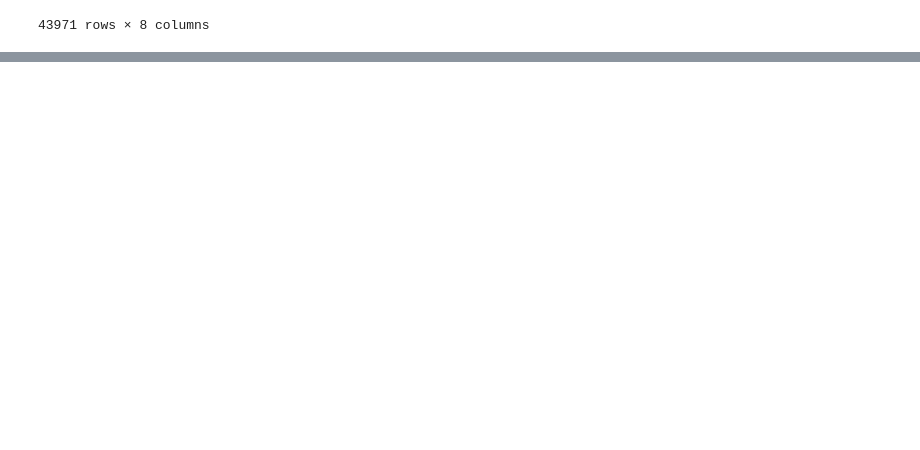
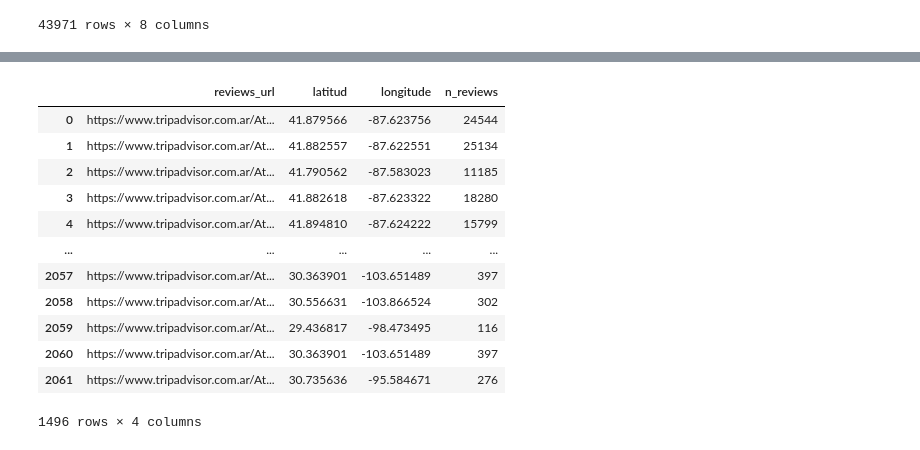
Before and after one commit to LeonardoCostaH/PF_DS_YELP, a Jupyter notebook: 01_ETL.ipynb, the cells around one changed output, grey strips where cells are left out. Saved outputs shown, nothing was run; the diff lists cells and outputs as text; code cells hidden in the pictures; blank space fills up the shorter version.

```diff
--- a/01_ETL.ipynb
+++ b/01_ETL.ipynb
@@ -335,0 +371,37 @@ usa_hotels
+# %%
+import os
+import pandas as pd
+
+attributes_dr = "files/data/tripadvisor/attributes"
+
+attributes = []
+for archivo in os.listdir(attributes_dr):
+    if archivo.endswith(".csv"):
+        ruta_completa = os.path.join(attributes_dr, archivo)
+        df = pd.read_csv(ruta_completa, index_col=0)
+        attributes.append(df)
+attributes = pd.concat(attributes, ignore_index=True)
+attributes.rename(columns={"url": "reviews_url"}, inplace=True)
+
+attributes.dropna(inplace=True)
+attributes["popularity"] = None
+for i, row in attributes.iterrows():
+    parts = row["n_reviews"].split(" ")
+    attributes.at[i, 'popularity'] = parts[0].replace(".", "")
+attributes.drop(columns=["n_reviews"], inplace=True)
+attributes.rename(columns={'popularity': 'n_reviews'}, inplace=True)
+attributes
+# %% [output]
+|  | reviews_url | latitud | longitude | n_reviews |
+| 0 | https://www.tripadvisor.com.ar/At... | 41.879566 | -87.623756 | 24544 |
+| 1 | https://www.tripadvisor.com.ar/At... | 41.882557 | -87.622551 | 25134 |
+| 2 | https://www.tripadvisor.com.ar/At... | 41.790562 | -87.583023 | 11185 |
+| 3 | https://www.tripadvisor.com.ar/At... | 41.882618 | -87.623322 | 18280 |
+| 4 | https://www.tripadvisor.com.ar/At... | 41.894810 | -87.624222 | 15799 |
+| ... | ... | ... | ... | ... |
+| 2057 | https://www.tripadvisor.com.ar/At... | 30.363901 | -103.651489 | 397 |
+| 2058 | https://www.tripadvisor.com.ar/At... | 30.556631 | -103.866524 | 302 |
+| 2059 | https://www.tripadvisor.com.ar/At... | 29.436817 | -98.473495 | 116 |
+| 2060 | https://www.tripadvisor.com.ar/At... | 30.363901 | -103.651489 | 397 |
+| 2061 | https://www.tripadvisor.com.ar/At... | 30.735636 | -95.584671 | 276 |
+1496 rows × 4 columns
```
Also changed, not shown: parts of 6 cells of this notebook.
